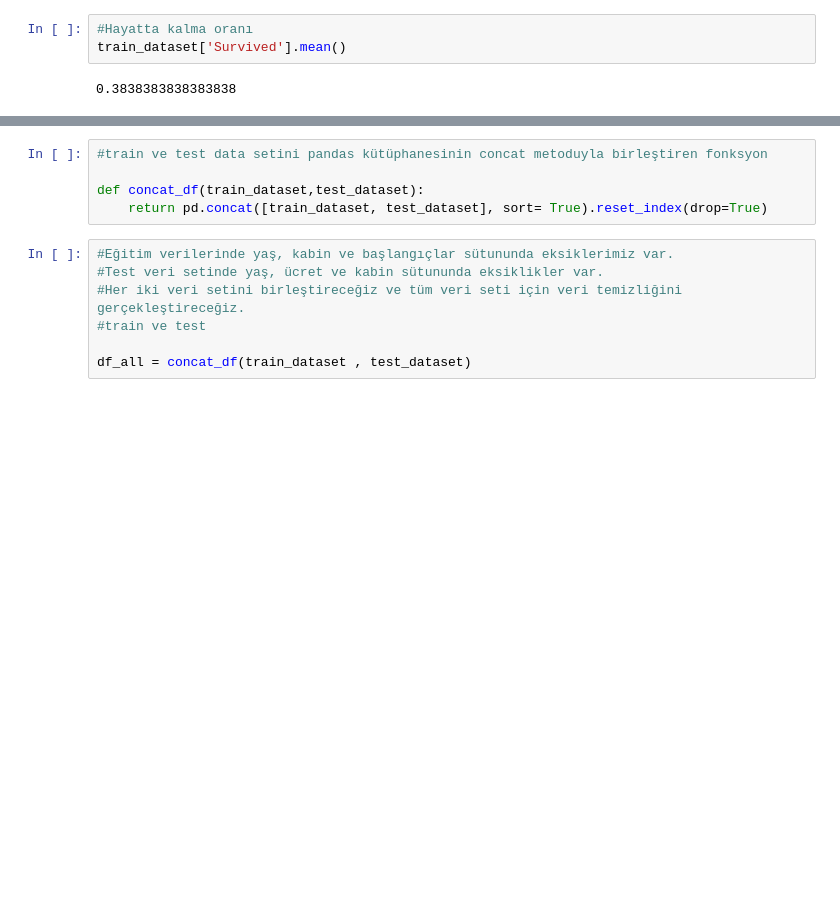
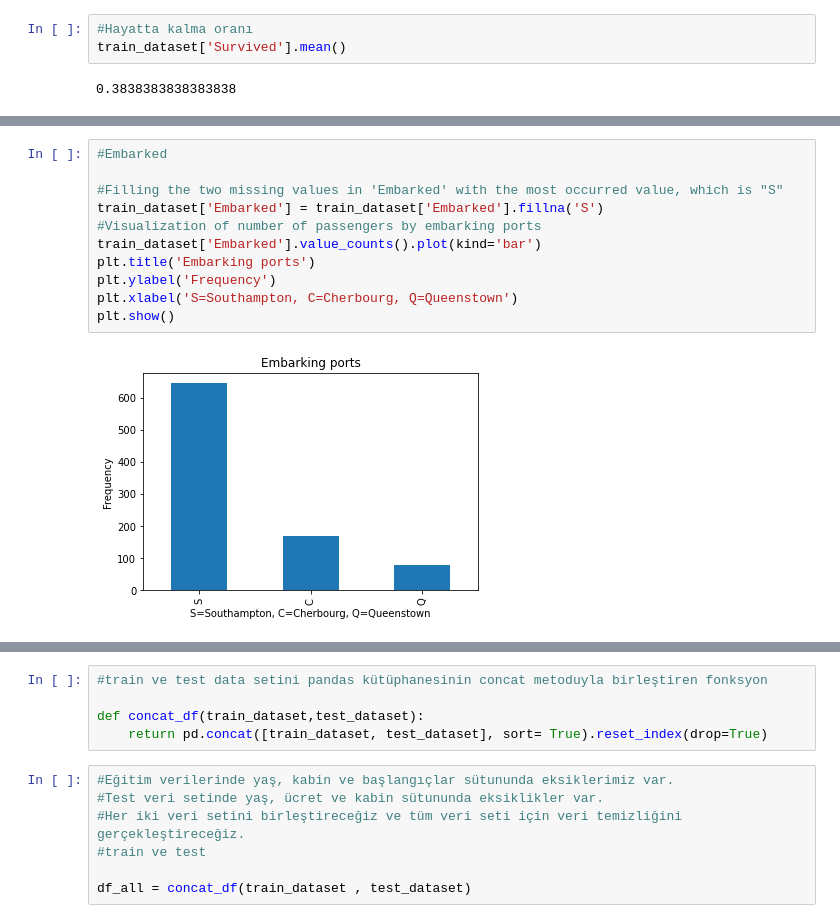
Before and after one commit to Titanic-Project/Titanic-Project, a Jupyter notebook: titanic.ipynb, the cells around one changed output, grey strips where cells are left out. Saved outputs shown, nothing was run; the diff lists cells and outputs as text; blank space fills up the shorter version.

```diff
--- a/titanic.ipynb
+++ b/titanic.ipynb
@@ -98,0 +167,13 @@ Number of female passengers:  314
+# %%
+#Embarked
+
+#Filling the two missing values in 'Embarked' with the most occurred value, which is "S"
+train_dataset['Embarked'] = train_dataset['Embarked'].fillna('S')
+#Visualization of number of passengers by embarking ports
+train_dataset['Embarked'].value_counts().plot(kind='bar')
+plt.title('Embarking ports')
+plt.ylabel('Frequency')
+plt.xlabel('S=Southampton, C=Cherbourg, Q=Queenstown')
+plt.show()
+# %% [output]
+[figure, added]
```
Also changed, not shown: parts of 24 cells of this notebook.
